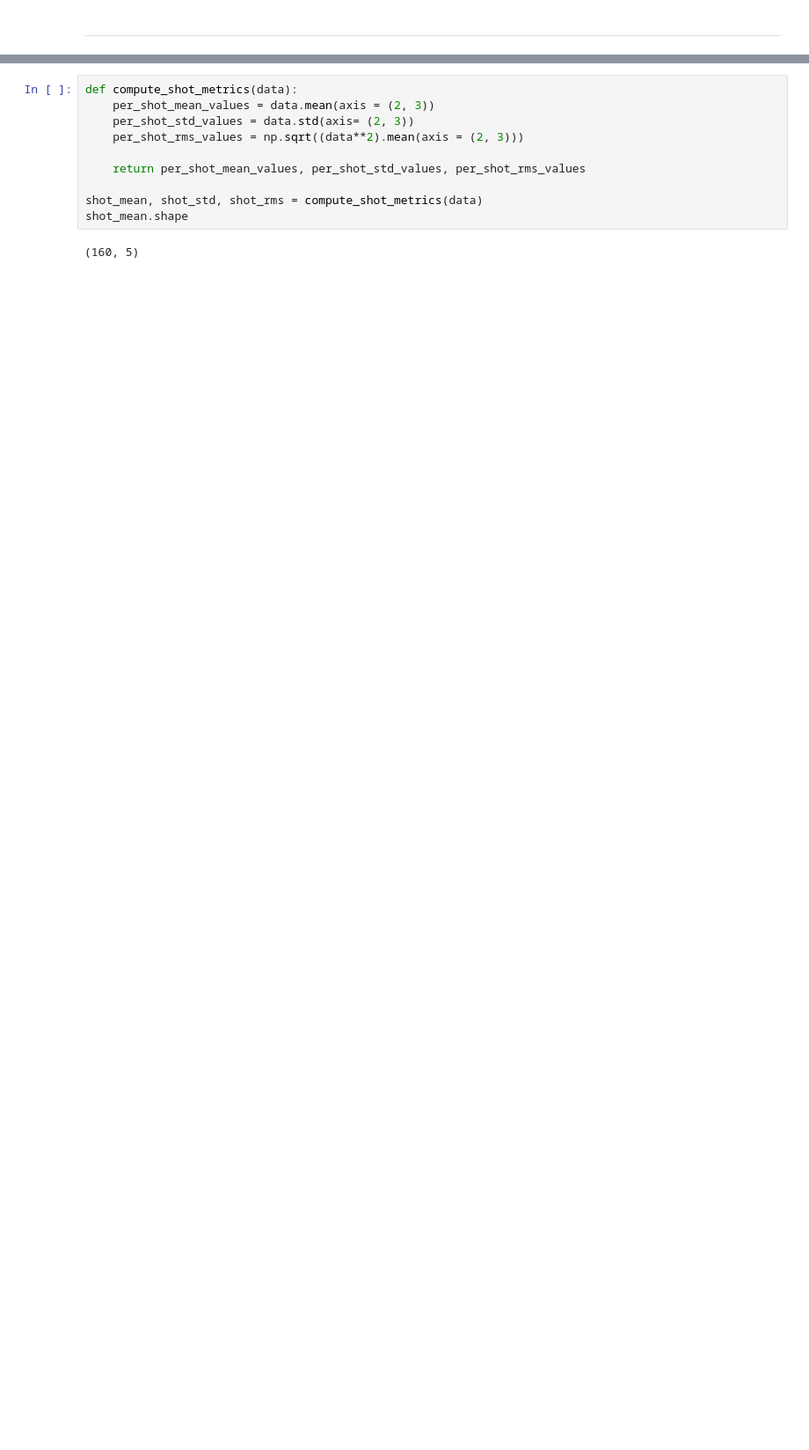
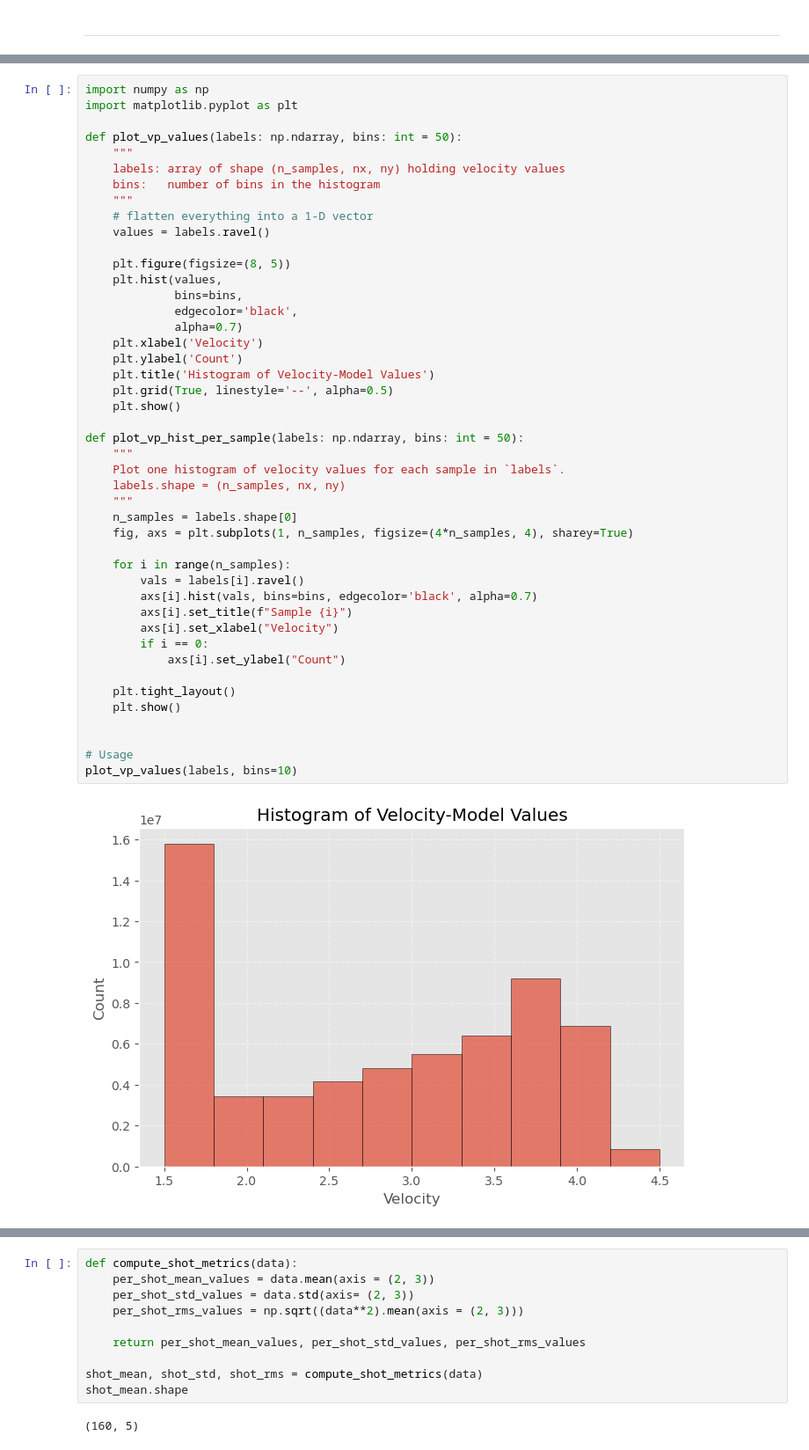
Before and after one commit to bbBerny/speed-and-structure, a Jupyter notebook: glimpse.ipynb, the cells around one changed output, grey strips where cells are left out. Shown: that part at 88% size. Drawn from its saved outputs; the diff is of its cells as text; blank space fills up the shorter version.

Commit message:
Started analysis of labels

```diff
--- a/glimpse.ipynb
+++ b/glimpse.ipynb
@@ -492,0 +551,47 @@ test
+# %%
+import numpy as np
+import matplotlib.pyplot as plt
+
+def plot_vp_values(labels: np.ndarray, bins: int = 50):
+    """
+    labels: array of shape (n_samples, nx, ny) holding velocity values
+    bins:   number of bins in the histogram
+    """
+    # flatten everything into a 1-D vector
+    values = labels.ravel()
+
+    plt.figure(figsize=(8, 5))
+    plt.hist(values,
+             bins=bins,
+             edgecolor='black',
+             alpha=0.7)
+    plt.xlabel('Velocity')
+    plt.ylabel('Count')
+    plt.title('Histogram of Velocity-Model Values')
+    plt.grid(True, linestyle='--', alpha=0.5)
+    plt.show()
+
+def plot_vp_hist_per_sample(labels: np.ndarray, bins: int = 50):
+    """
+    Plot one histogram of velocity values for each sample in `labels`.
+    labels.shape = (n_samples, nx, ny)
+    """
+    n_samples = labels.shape[0]
+    fig, axs = plt.subplots(1, n_samples, figsize=(4*n_samples, 4), sharey=True)
+
+    for i in range(n_samples):
+        vals = labels[i].ravel()
+        axs[i].hist(vals, bins=bins, edgecolor='black', alpha=0.7)
+        axs[i].set_title(f"Sample {i}")
+        axs[i].set_xlabel("Velocity")
+        if i == 0:
+            axs[i].set_ylabel("Count")
+
+    plt.tight_layout()
+    plt.show()
+
+
+# Usage
+plot_vp_values(labels, bins=10)
+# %% [output]
+[figure, added]
```
Also changed, not shown: parts of 8 cells of this notebook.
